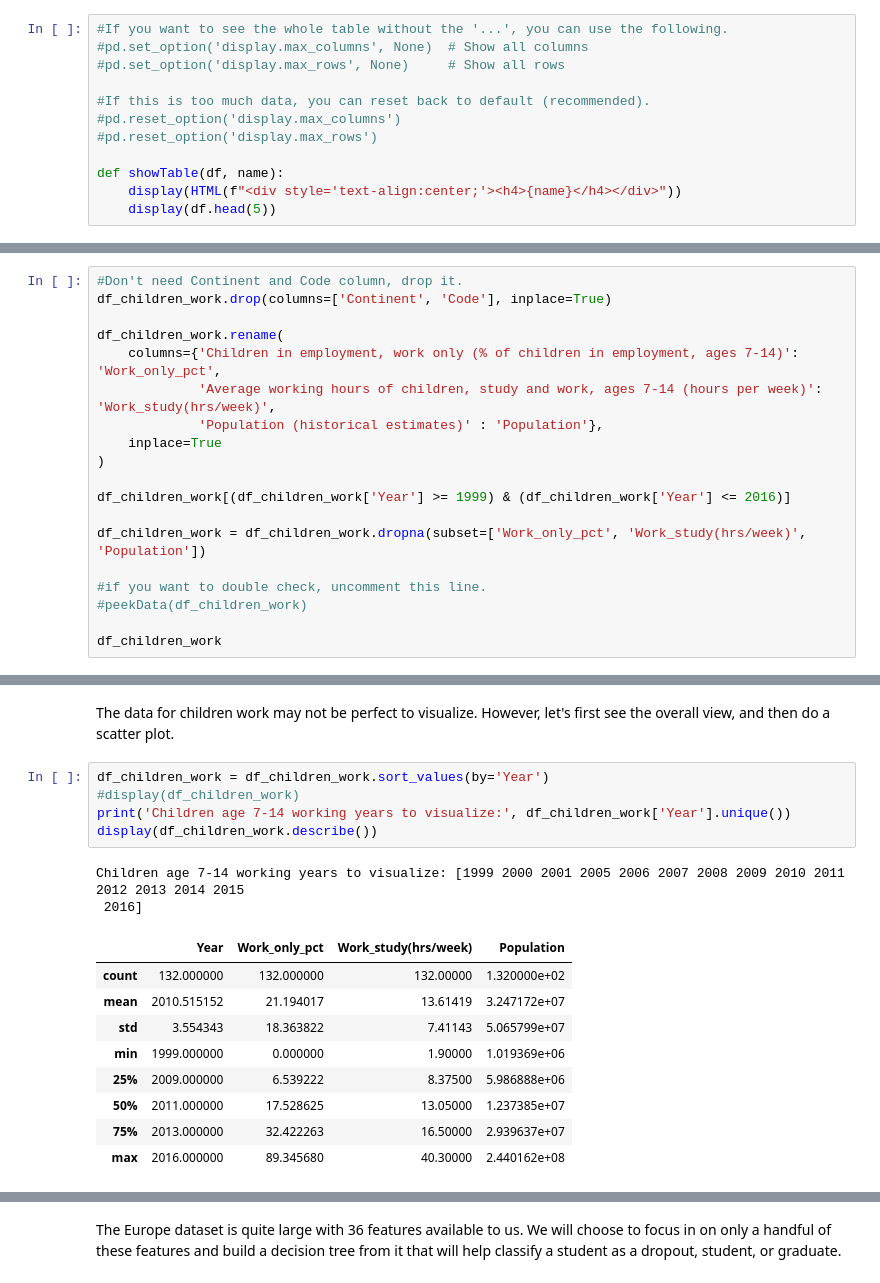
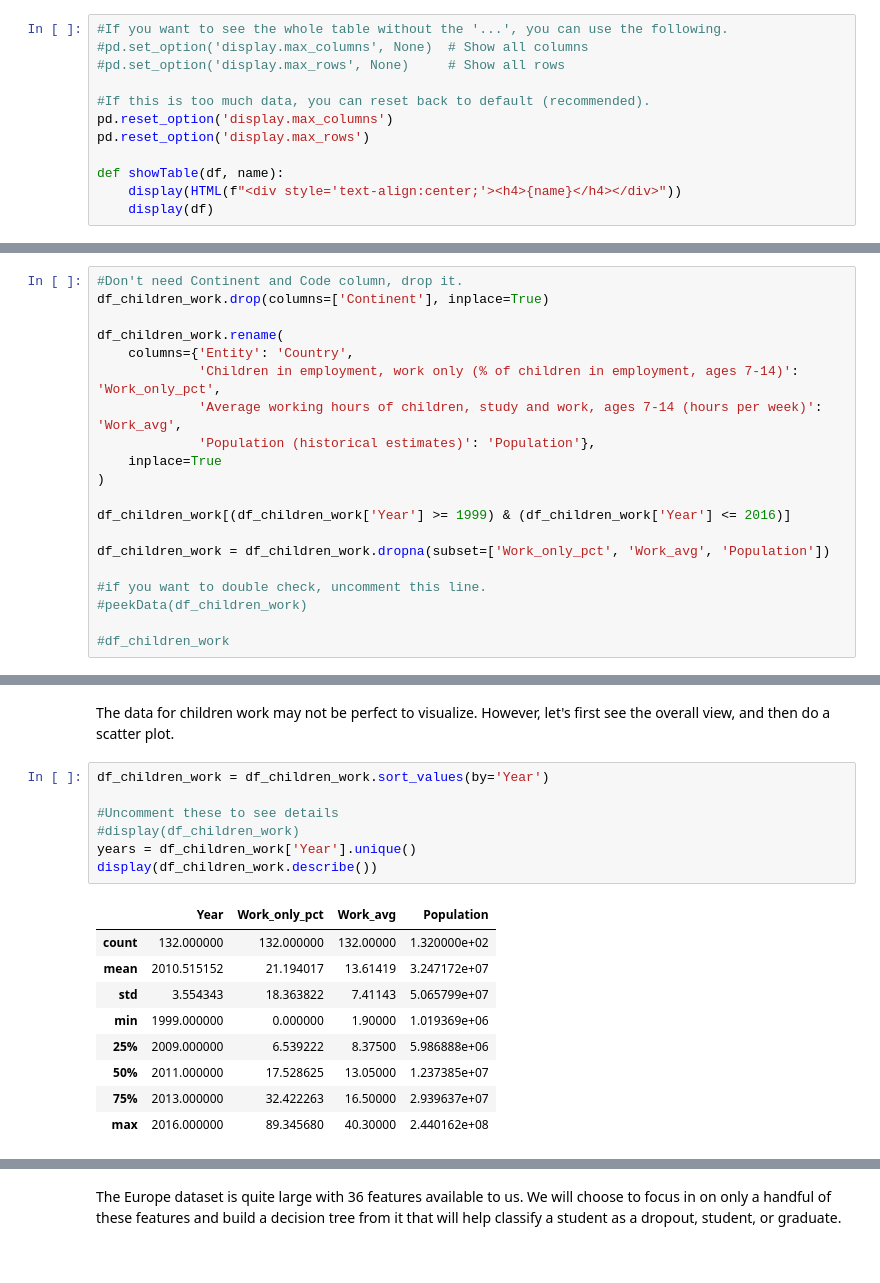
Before and after one commit to jerryliUMD/cmsc320_final_tutorial, a Jupyter notebook: tutorial.ipynb, the cells around one changed output, grey strips where cells are left out. Saved outputs shown, nothing was run; the diff lists cells and outputs as text.

```diff
--- a/tutorial.ipynb
+++ b/tutorial.ipynb
@@ -34,12 +35,12 @@ df_europe_students = pd.read_csv('europe_college_student_data.csv', sep=';')
 #pd.set_option('display.max_rows', None)     # Show all rows
 
 #If this is too much data, you can reset back to default (recommended).
-#pd.reset_option('display.max_columns')
-#pd.reset_option('display.max_rows')
+pd.reset_option('display.max_columns')
+pd.reset_option('display.max_rows')
 
 def showTable(df, name):
     display(HTML(f"<div style='text-align:center;'><h4>{name}</h4></div>"))
-    display(df.head(5))
+    display(df)
 # %% [markdown]
 Brief: Children working hours...
 # %%
@@ -104,20 +89,21 @@ Table duplicated rows count 0
 Observed: For the children work dataset, there are quite a lot of NaN values, so doing something like imputation won't work. In this case, we are interested in Entity, year, population, and child work hours. So, we can drop the rows that has NaN values in these columns to then see what result we get. Also, the column name is too long, so we will shorten the name.
 # %%
 #Don't need Continent and Code column, drop it.
-df_children_work.drop(columns=['Continent', 'Code'], inplace=True)
+df_children_work.drop(columns=['Continent'], inplace=True)
 
 df_children_work.rename(
-    columns={'Children in employment, work only (% of children in employment, ages 7-14)': 'Work_only_pct',
-             'Average working hours of children, study and work, ages 7-14 (hours per week)': 'Work_study(hrs/week)',
-             'Population (historical estimates)' : 'Population'},
+    columns={'Entity': 'Country',
+             'Children in employment, work only (% of children in employment, ages 7-14)': 'Work_only_pct',
+             'Average working hours of children, study and work, ages 7-14 (hours per week)': 'Work_avg',
+             'Population (historical estimates)': 'Population'},
     inplace=True
 )
 
 df_children_work[(df_children_work['Year'] >= 1999) & (df_children_work['Year'] <= 2016)]
 
-df_children_work = df_children_work.dropna(subset=['Work_only_pct', 'Work_study(hrs/week)', 'Population'])
+df_children_work = df_children_work.dropna(subset=['Work_only_pct', 'Work_avg', 'Population'])
 
 #if you want to double check, uncomment this line.
 #peekData(df_children_work)
 
-df_children_work
+#df_children_work
@@ -314,13 +175,13 @@ Observed: Good. For the Europe Student dataset, there is no need to clean the da
 The data for children work may not be perfect to visualize. However, let's first see the overall view, and then do a scatter plot.
 # %%
 df_children_work = df_children_work.sort_values(by='Year')
+
+#Uncomment these to see details
 #display(df_children_work)
-print('Children age 7-14 working years to visualize:', df_children_work['Year'].unique())
+years = df_children_work['Year'].unique()
 display(df_children_work.describe())
 # %% [output]
-Children age 7-14 working years to visualize: [1999 2000 2001 2005 2006 2007 2008 2009 2010 2011 2012 2013 2014 2015
- 2016]
-|  | Year | Work_only_pct | Work_study(hrs/week) | Population |
+|  | Year | Work_only_pct | Work_avg | Population |
 | count | 132.000000 | 132.000000 | 132.00000 | 1.320000e+02 |
 | mean | 2010.515152 | 21.194017 | 13.61419 | 3.247172e+07 |
 | std | 3.554343 | 18.363822 | 7.41143 | 5.065799e+07 |
```
Also changed, not shown: parts of 15 cells of this notebook, 1 other file.
